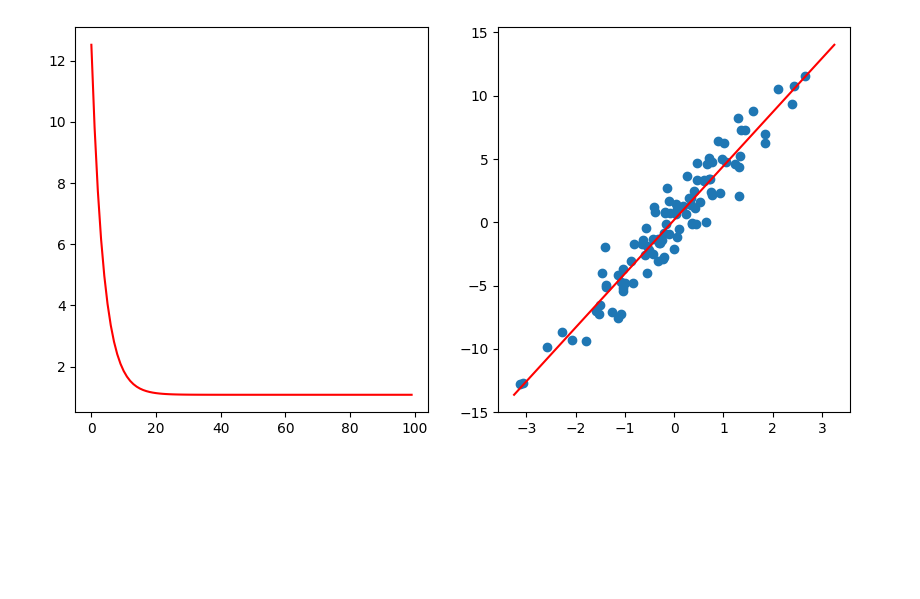
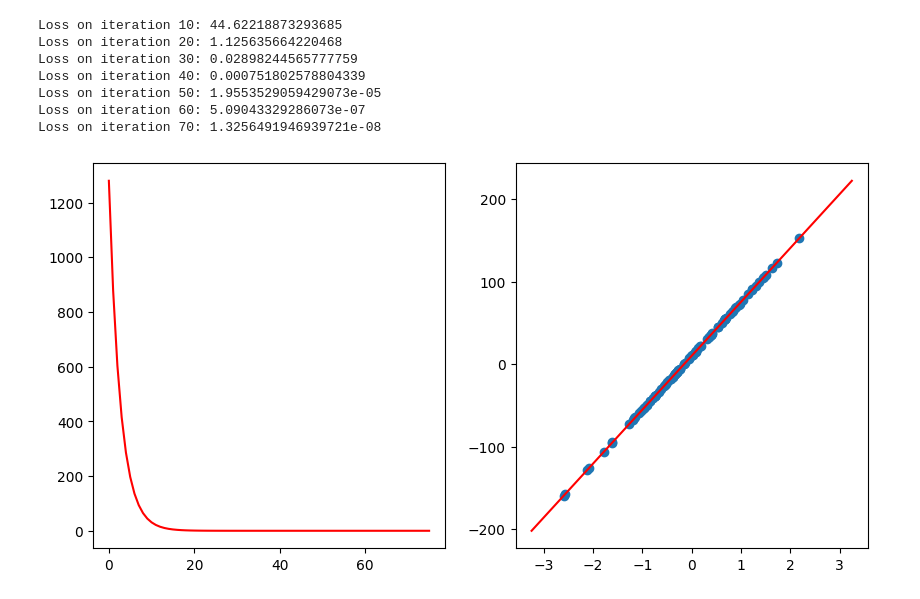
Before and after one commit to JunHong-Ong/ml-concepts, a Jupyter notebook: workbench.ipynb, the cells around one changed output. Saved outputs shown, nothing was run; the diff lists cells and outputs as text; code cells hidden in the pictures; blank space fills up the shorter version.

```diff
--- a/workbench.ipynb
+++ b/workbench.ipynb
@@ -19,14 +26,26 @@ plt.show()
 # %%
-model.compile(optimizer=GradientDescent(learning_rate=0.1), loss=MeanSquaredError())
-w, b, costs = model.fit(X, y, initial_w, initial_b)
+X, y, coef = make_regression(n_samples=100,
+                             n_features=1,
+                             bias=10,
+                             noise=0,
+                             coef=True)
+
+model = LinearRegression()
+costs = model.fit(X, y)
 
 fig, ax = plt.subplots(nrows=1, ncols=2, figsize=(10,5))
-
 ax[0].plot(costs, c='r')
 ax[1].scatter(X, y)
-x_vals = np.array([[-3.25], [3.25]])
-y_vals = model.predict(x_vals, w, b)
+x_vals = np.linspace(-3.25, 3.25).reshape(-1, 1)
+y_vals = model.predict(x_vals)
 ax[1].plot(x_vals, y_vals, c='r')
 plt.show()
 # %% [output]
+Loss on iteration 10: 44.62218873293685
+Loss on iteration 20: 1.125635664220468
+Loss on iteration 30: 0.02898244565777759
+Loss on iteration 40: 0.000751802578804339
+Loss on iteration 50: 1.9553529059429073e-05
+Loss on iteration 60: 5.09043329286073e-07
+Loss on iteration 70: 1.3256491946939721e-08
-[figure, old version]
+[figure, new version]
```
Also changed, not shown: parts of 4 cells of this notebook, 8 other files.
